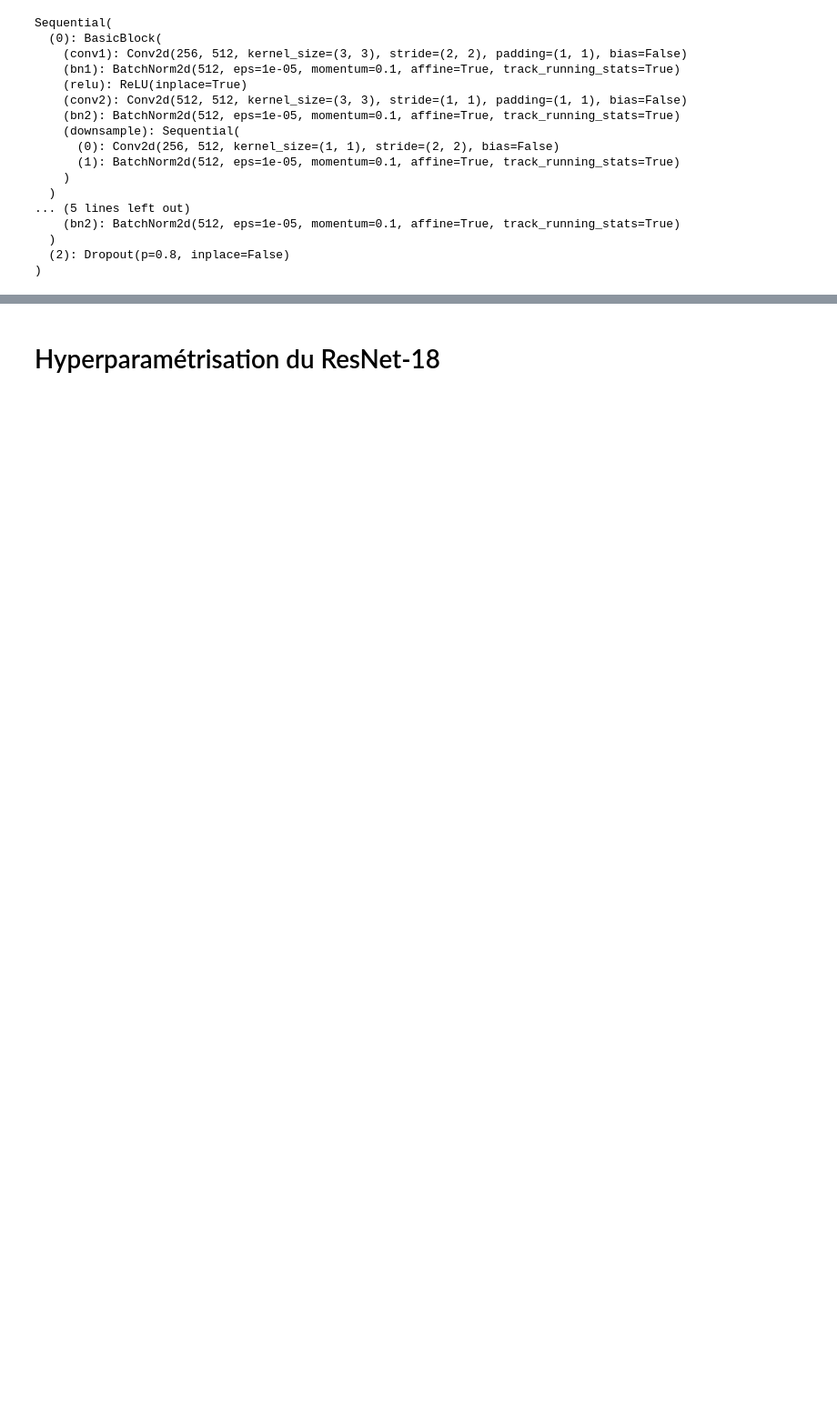
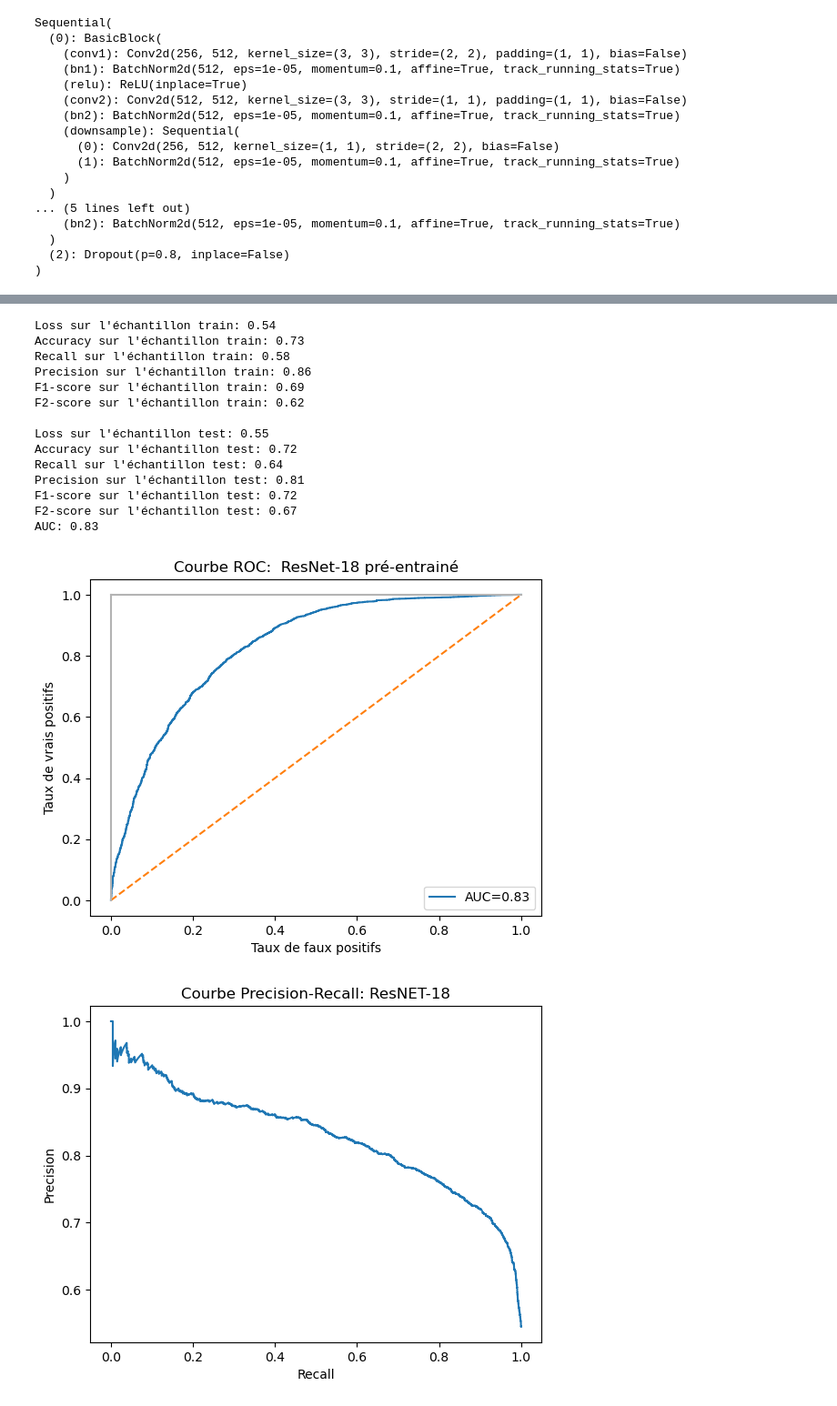
Before and after one commit to Basso42/DeepPVClassification, a Jupyter notebook: ResNet-18 local.ipynb, the cells around one changed output, grey strips where cells are left out. Shown at 91% size. Cells and saved outputs as stored; diff of their text form; code cells hidden in the pictures; blank space fills up the shorter version.

Commit message:
fin implémentation resnet18

```diff
--- a/ResNet-18 local.ipynb
+++ b/ResNet-18 local.ipynb
@@ -370,8 +474,3 @@ Epoch: 2        Validation Loss: 0.550304       Validation F1-score: 0.735512
 # %%
-y_true, y_pred=predict(model=resnet18, path_model="C:/Users/yanis/OneDrive/Documents/Projet Stat/statapps/trained_resnet18.pth", valid_loader=test_dataloader_augmente, device=None)
-
-print(len(y_true))
-print(len(y_pred))
-
-print(y_true)
-print(y_pred)
+y_true_train, y_pred_train, proba_pred_train=predict(model=resnet18, path_model="C:/Users/yanis/OneDrive/Documents/Projet Stat/statapps/trained_resnet18.pth", valid_loader=train_dataloader_augmente, device=None)
+y_true_val, y_pred_val, proba_pred_val=predict(model=resnet18, path_model="C:/Users/yanis/OneDrive/Documents/Projet Stat/statapps/trained_resnet18.pth", valid_loader=test_dataloader_augmente, device=None)
@@ -474,2 +476,0 @@ F1-score sur l'échantillon test: 0.571
-# %% [markdown]
-# Hyperparamétrisation du ResNet-18
@@ -507,0 +477,68 @@ F1-score sur l'échantillon test: 0.571
+# %%
+print("Loss sur l'échantillon train: {}".format(round(log_loss(y_true_train, proba_pred_train),2)))
+print("Accuracy sur l'échantillon train: {}".format(round(accuracy_score(y_true_train, y_pred_train),2)))
+print("Recall sur l'échantillon train: {}".format(round(recall_score(y_true_train, y_pred_train),2)))
+print("Precision sur l'échantillon train: {}".format(round(precision_score(y_true_train, y_pred_train),2)))
+print("F1-score sur l'échantillon train: {}".format(round(f1_score(y_true_train, y_pred_train),2)))
+print("F2-score sur l'échantillon train: {} \n".format(round(fbeta_score(y_true_train, y_pred_train, beta=2),2)))
+
+print("Loss sur l'échantillon test: {}".format(round(log_loss(y_true_val, proba_pred_val),2)))
+print("Accuracy sur l'échantillon test: {}".format(round(accuracy_score(y_true_val, y_pred_val),2)))
+print("Recall sur l'échantillon test: {}".format(round(recall_score(y_true_val, y_pred_val),2)))
+print("Precision sur l'échantillon test: {}".format(round(precision_score(y_true_val, y_pred_val),2)))
+print("F1-score sur l'échantillon test: {}".format(round(f1_score(y_true_val, y_pred_val),2)))
+print("F2-score sur l'échantillon test: {}".format(round(fbeta_score(y_true_val, y_pred_val, beta=2),2)))
+
+FP_rate, TP_rate, thresholds_keras = roc_curve(y_true_val, proba_pred_val)
+AUC= auc(FP_rate, TP_rate)
+print("AUC: {}".format(round(AUC, 2)))
+
+plt.title('Courbe ROC:  ResNet-18 pré-entrainé')
+plt.plot(FP_rate, TP_rate, label="AUC="+str(round(AUC, 2)))
+plt.plot([0, 1], ls="--")
+plt.plot([0, 0], [1, 0], c=".7"), plt.plot([1, 1], c=".7")
+plt.ylabel('Taux de vrais positifs')
+plt.xlabel('Taux de faux positifs')
+plt.legend(loc=4)
+plt.savefig('ROC_resnet18.png')
+plt.show()
+
+prec, rec, thresholds_keras = precision_recall_curve(y_true_val, proba_pred_val)
+
+fig, ax = plt.subplots()
+ax.plot(rec, prec)
+
+#add axis labels to plot
+ax.set_title('Courbe Precision-Recall: ResNET-18')
+ax.set_ylabel('Precision')
+ax.set_xlabel('Recall')
+
+#display plot
+plt.savefig('prec_recall_resnet18.png')
+plt.show()
+
+r = confusion_matrix(y_true_val, y_pred_val)
+
+labels = ["Vrais négatifs", "Faux Positifs", "Faux négatifs", "Vrais positifs"]
+categories = ["0", "1"]
+make_confusion_matrix(r,
+                      group_names=labels,
+                      categories=categories,
+                      )
+# %% [output]
+Loss sur l'échantillon train: 0.54
+Accuracy sur l'échantillon train: 0.73
+Recall sur l'échantillon train: 0.58
+Precision sur l'échantillon train: 0.86
+F1-score sur l'échantillon train: 0.69
+F2-score sur l'échantillon train: 0.62
+
+Loss sur l'échantillon test: 0.55
+Accuracy sur l'échantillon test: 0.72
+Recall sur l'échantillon test: 0.64
+Precision sur l'échantillon test: 0.81
+F1-score sur l'échantillon test: 0.72
+F2-score sur l'échantillon test: 0.67
+AUC: 0.83
+[figure, added]
+[figure, added]
```
Also changed, not shown: parts of 12 cells of this notebook, 1 other file.
